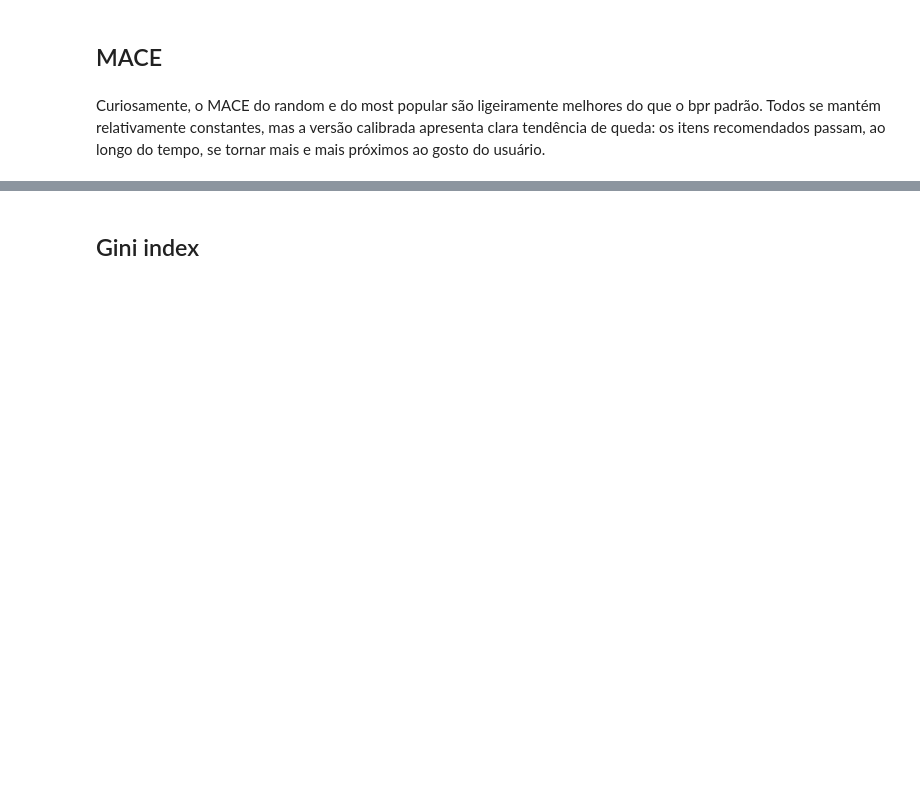
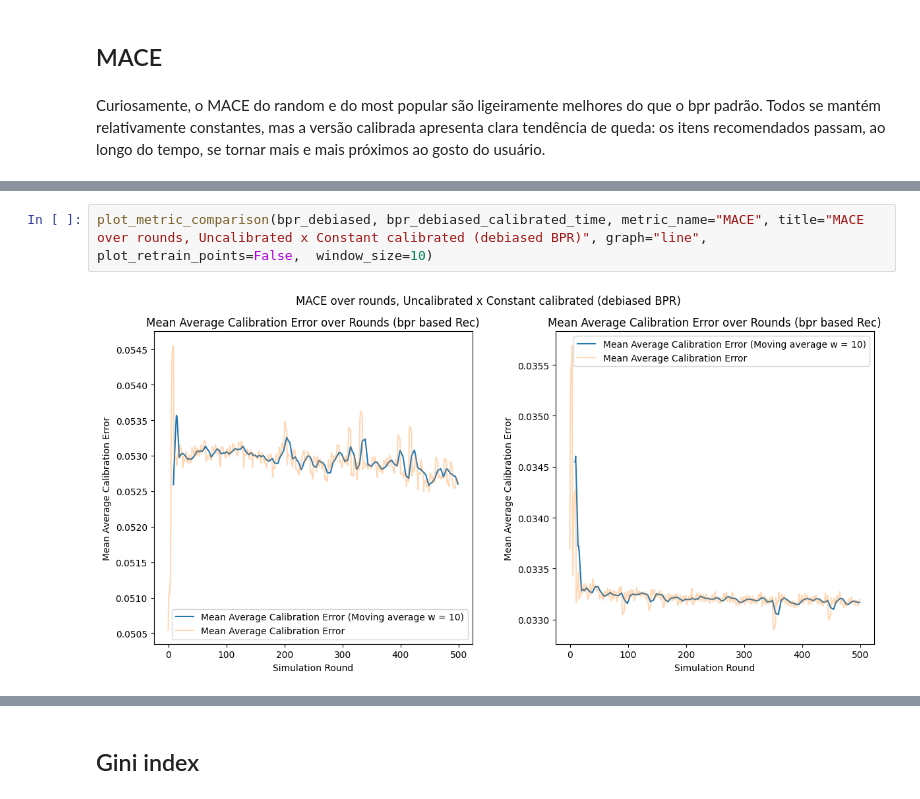
Before and after one commit to caiotda/dynamicTasteDistortion, a Jupyter notebook: smaller_experiments_analysis.ipynb, the cells around one changed output, grey strips where cells are left out. Drawn from its saved outputs; the diff is of its cells as text; blank space fills up the shorter version.

```diff
--- a/smaller_experiments_analysis.ipynb
+++ b/smaller_experiments_analysis.ipynb
@@ -78,0 +93,4 @@ Curiosamente, o MACE do random e do most popular são ligeiramente melhores do q
+# %%
+plot_metric_comparison(bpr_debiased, bpr_debiased_calibrated_time, metric_name="MACE", title="MACE over rounds, Uncalibrated x Constant calibrated (debiased BPR)", graph="line", plot_retrain_points=False,  window_size=10)
+# %% [output]
+[figure, added]
```
Also changed, not shown: parts of 22 cells of this notebook, 2 other files.
